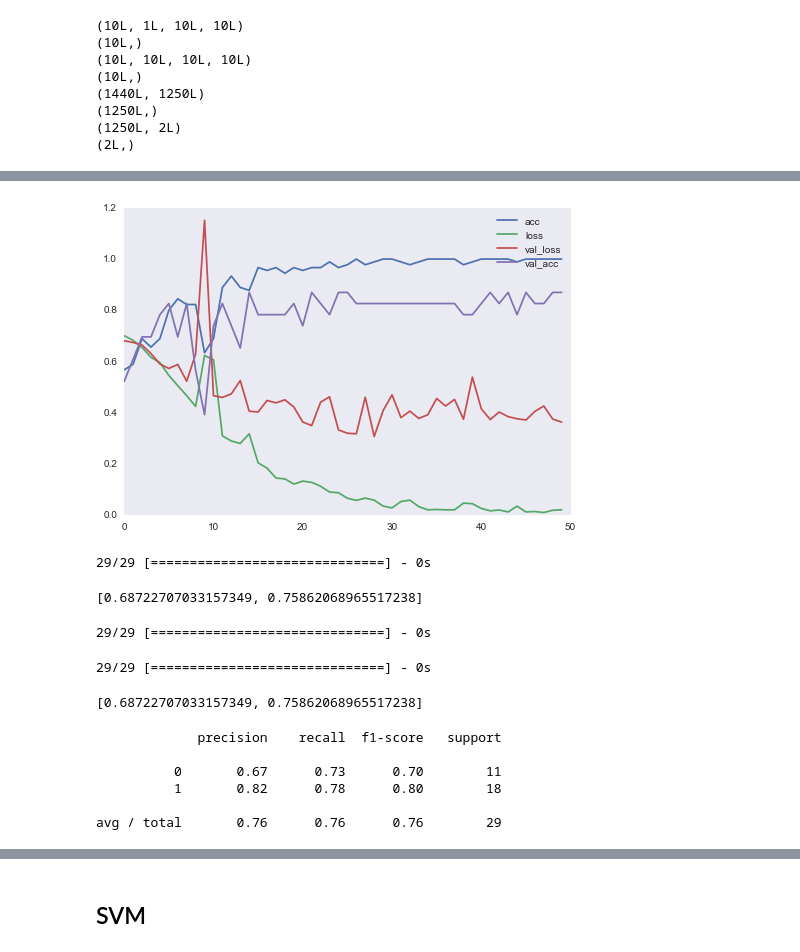
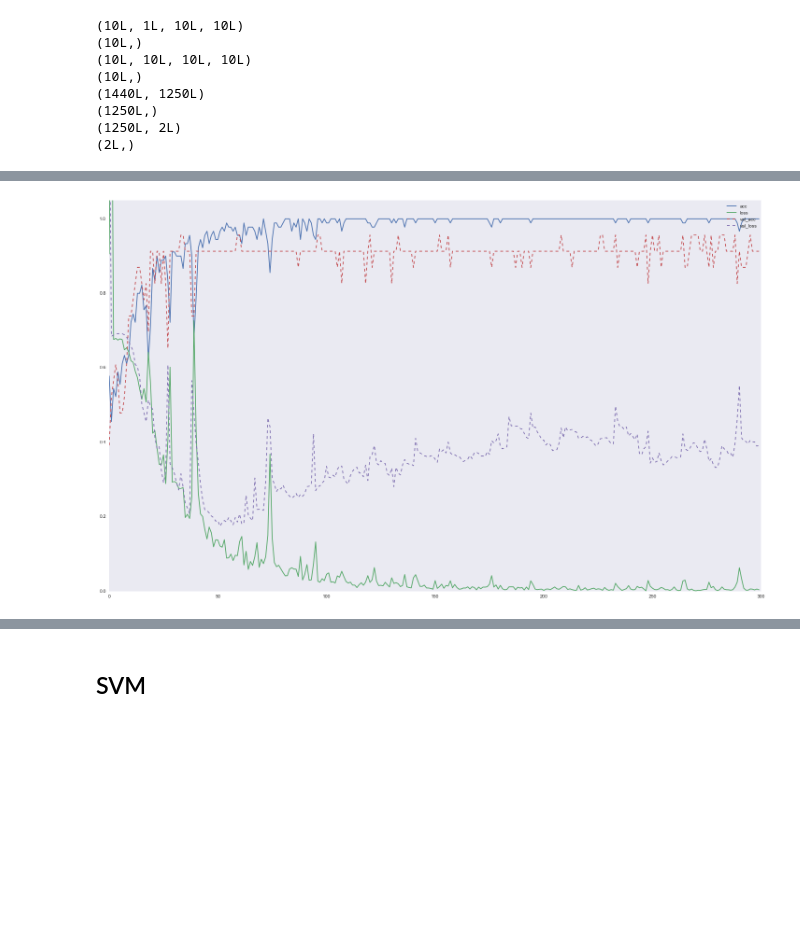
Before and after one commit to visionbang/mach_image_proc, a Jupyter notebook: theano_sandbox.ipynb, the cells around one changed output, grey strips where cells are left out. Saved outputs shown, nothing was run; the diff lists cells and outputs as text; code cells hidden in the pictures; blank space fills up the shorter version.

```diff
--- a/theano_sandbox.ipynb
+++ b/theano_sandbox.ipynb
@@ -390,32 +378,11 @@ Wall time: 1min 8s
 # %%
-plt.plot(hist3.history['acc'],label='acc')
-plt.plot(hist3.history['loss'],label='loss')
-plt.plot(hist3.history['val_loss'],label='val_loss')
-plt.plot(hist3.history['val_acc'],label='val_acc')
+plt.figure(figsize=(25,15))
+plt.plot(hist5.history['acc'],label='acc')
+plt.plot(hist5.history['loss'],label='loss')
+plt.plot(hist5.history['val_acc'],'--',label='val_acc')
+plt.plot(hist5.history['val_loss'],'--',label='val_loss')
 plt.legend()
+plt.ylim(0,max(hist5.history['acc'])+0.05)
 plt.grid('off')
 # %% [output]
-[figure, old version]
+[figure, new version]
-# %%
-model3.evaluate(np.array(x_te2),y_te2,show_accuracy=True)
-# %% [output]
-29/29 [==============================] - 0s
-[0.68722707033157349, 0.75862068965517238]
-# %%
-y_pred3 = model3.predict_classes(np.array(x_te2))
-# %% [output]
-29/29 [==============================] - 0s
-# %%
-model3.evaluate(np.array(x_te2),y_te2,batch_size=50,show_accuracy=True)
-# %% [output]
-29/29 [==============================] - 0s
-[0.68722707033157349, 0.75862068965517238]
-# %%
-print(classification_report(y_ten2,y_pred3))
-# %% [output]
-             precision    recall  f1-score   support
-
-          0       0.67      0.73      0.70        11
-          1       0.82      0.78      0.80        18
-
-avg / total       0.76      0.76      0.76        29
```
Also changed, not shown: parts of 84 cells of this notebook, 1 other file.
